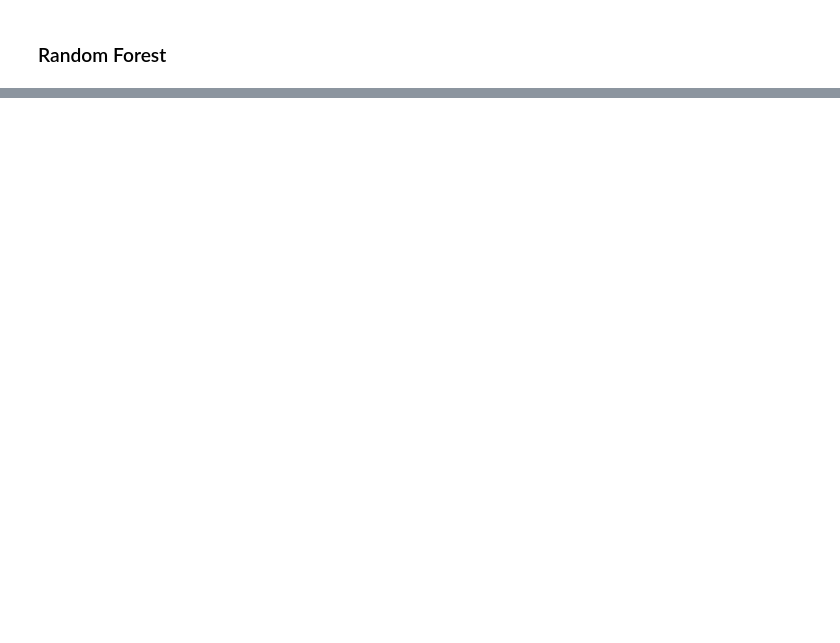
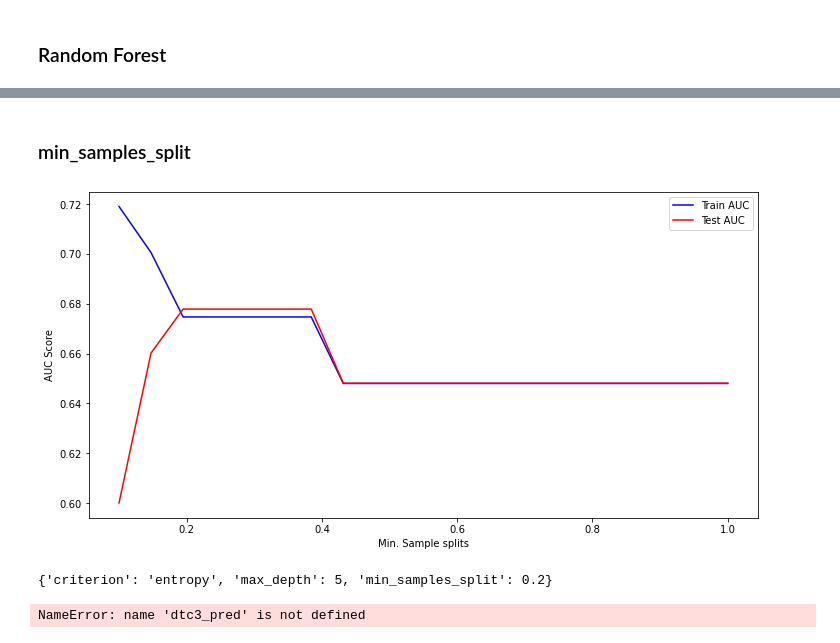
Before and after one commit to aharri123/Heart-disease-classification, a Jupyter notebook: student.ipynb, the cells around one changed output, grey strips where cells are left out. Cells and saved outputs as stored; diff of their text form; code cells hidden in the pictures; blank space fills up the shorter version.

Commit message:
Implementing grid search

```diff
--- a/student.ipynb
+++ b/student.ipynb
@@ -223,3 +278,54 @@ plot_confusion_matrix(rf, X_test, y_test);
+# %% [markdown]
+### min_samples_split ###
+# %%
+import numpy as np
+min_samples_splits = np.linspace(0.1, 1.0, 20)
+train_results = []
+test_results = []
+for min_samples in min_samples_splits:
+    dtc2 = DecisionTreeClassifier(criterion='entropy', min_samples_split=min_samples)
+    dtc2.fit(X_train, y_train)
+    dtc_pred2 = dtc2.predict(X_train)
+    false_positive_rate, true_positive_rate, thresholds = roc_curve(y_train, dtc_pred2)
+    roc_auc = auc(false_positive_rate, true_positive_rate)
+    train_results.append(roc_auc)
+    y_dtc_pred = dtc2.predict(X_test)
+    false_positive_rate, true_positive_rate, thresholds = roc_curve(y_test, y_dtc_pred)
+    roc_auc = auc(false_positive_rate, true_positive_rate)
+    test_results.append(roc_auc)
+
+plt.figure(figsize=(12,6));
+plt.plot(min_samples_splits, train_results, 'b', label='Train AUC');
+plt.plot(min_samples_splits, test_results, 'r', label='Test AUC');
+plt.xlabel('Min. Sample splits');
+plt.ylabel("AUC Score")
+plt.legend();
+# %% [output]
+[figure, added]
+# %%
+from sklearn.model_selection import GridSearchCV
+
+dtc3 = DecisionTreeClassifier()
+#dtc3.fit(X_train, y_train)
+#dtc3_pred = dtc3.predict(X_test)
+
+
+param_grid = {
+    'criterion': ['entropy'],
+    'max_depth': [1, 2, 3, 4, 5],
+    'min_samples_split': [0.2, 0.25, 0.3, 0.35 ]
+}
+
+
+gs_tree = GridSearchCV(dtc3, param_grid)
+gs_tree.fit(X_train, y_train)
+gs_tree.best_params_
+# %% [output]
+{'criterion': 'entropy', 'max_depth': 5, 'min_samples_split': 0.2}
+# %%
+print(classification_report(y_test, dtc3_pred))
+# %% [output]
+NameError: name 'dtc3_pred' is not defined
 # %%
 rf = RandomForestClassifier(class_weight = "balanced", max_depth = 5)
 rf.fit(X_train, y_train)
```
Also changed, not shown: parts of 22 cells of this notebook.
